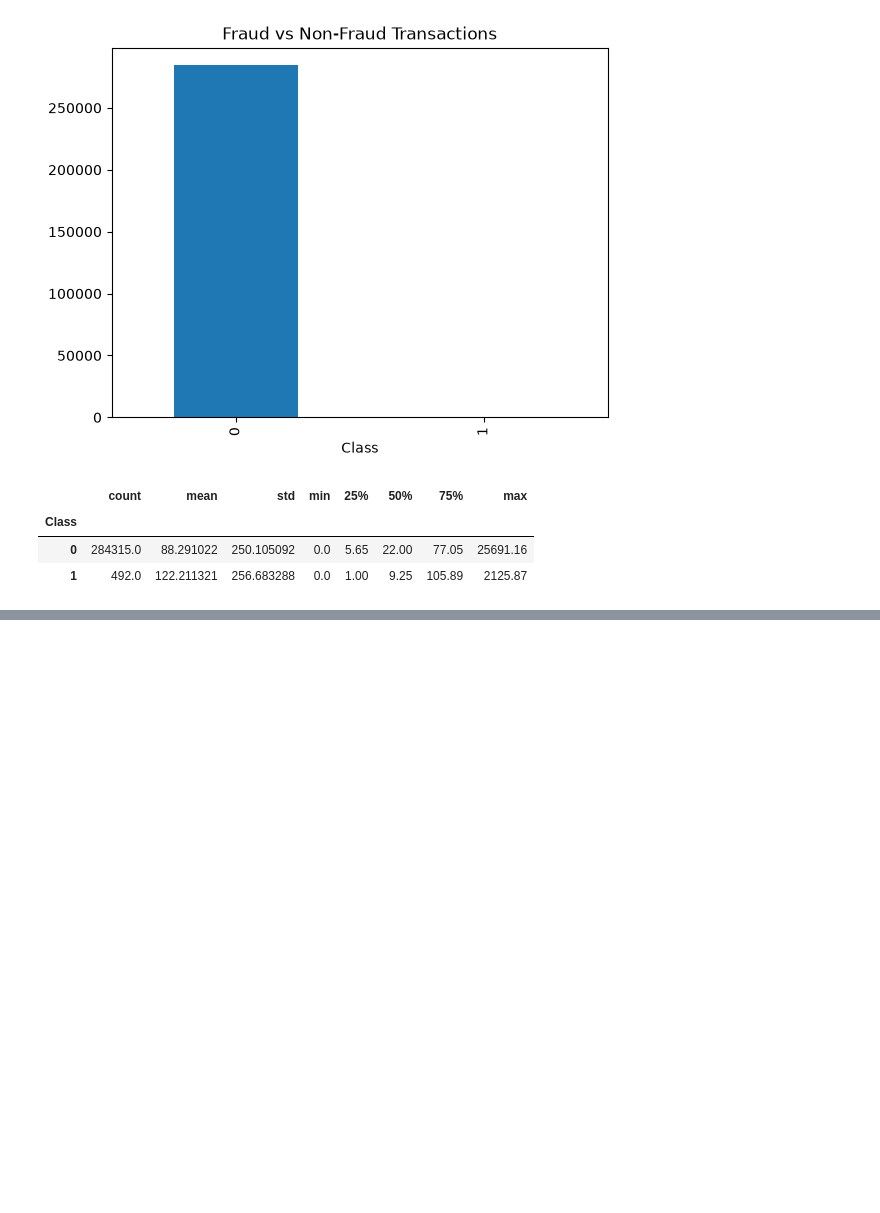
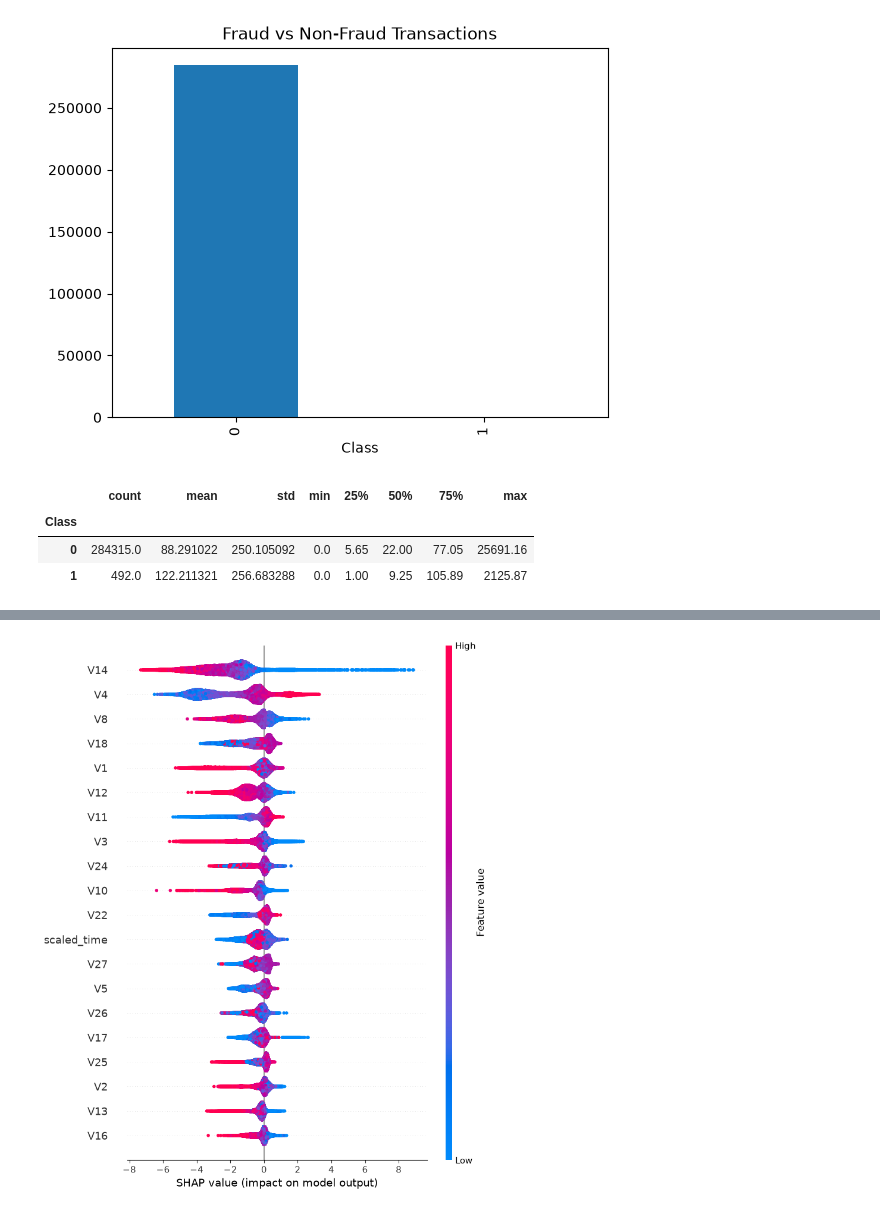
Before and after one commit to pinjarsoniyabi25cs-cyber/Bank-fraud-detection, a Jupyter notebook: eda.ipynb, the cells around one changed output, grey strips where cells are left out. Drawn from its saved outputs; the diff is of its cells as text; code cells hidden in the pictures; blank space fills up the shorter version.

Commit message:
Add SHAP explainability analysis

```diff
--- a/eda.ipynb
+++ b/eda.ipynb
@@ -86,0 +104,10 @@ df.groupby('Class')['Amount'].describe()
+# %%
+from sklearn.model_selection import train_test_split
+
+X = df.drop('Class', axis=1)
+y = df['Class']
+
+X_train, X_test, y_train, y_test = train_test_split(X, y, test_size=0.2, random_state=42, stratify=y)
+
+print(X_train.shape, X_test.shape)
+print(y_train.value_counts())
@@ -86,0 +120,7 @@ df.groupby('Class')['Amount'].describe()
+# %%
+from imblearn.over_sampling import SMOTE
+
+smote = SMOTE(random_state=42)
+X_train_resampled, y_train_resampled = smote.fit_resample(X_train, y_train)
+
+print(y_train_resampled.value_counts())
@@ -86,0 +132,5 @@ df.groupby('Class')['Amount'].describe()
+# %%
+from xgboost import XGBClassifier
+
+model = XGBClassifier(random_state=42)
+model.fit(X_train_resampled, y_train_resampled)
@@ -86,0 +167,9 @@ df.groupby('Class')['Amount'].describe()
+# %%
+import shap
+
+explainer = shap.TreeExplainer(model)
+shap_values = explainer.shap_values(X_test)
+# %%
+shap.summary_plot(shap_values, X_test)
+# %% [output]
+[figure, added]
```
Also changed, not shown: parts of 6 cells of this notebook, 2 other files.
